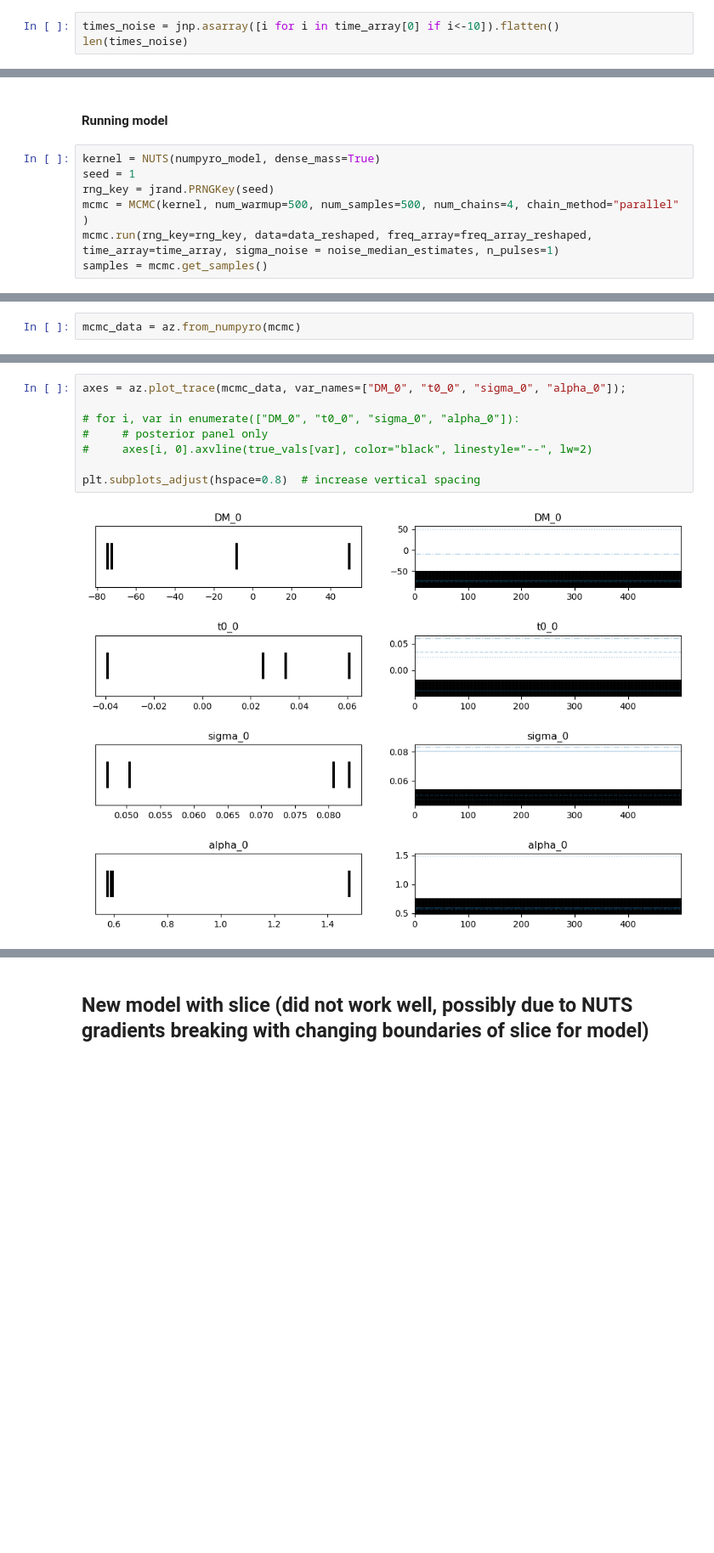
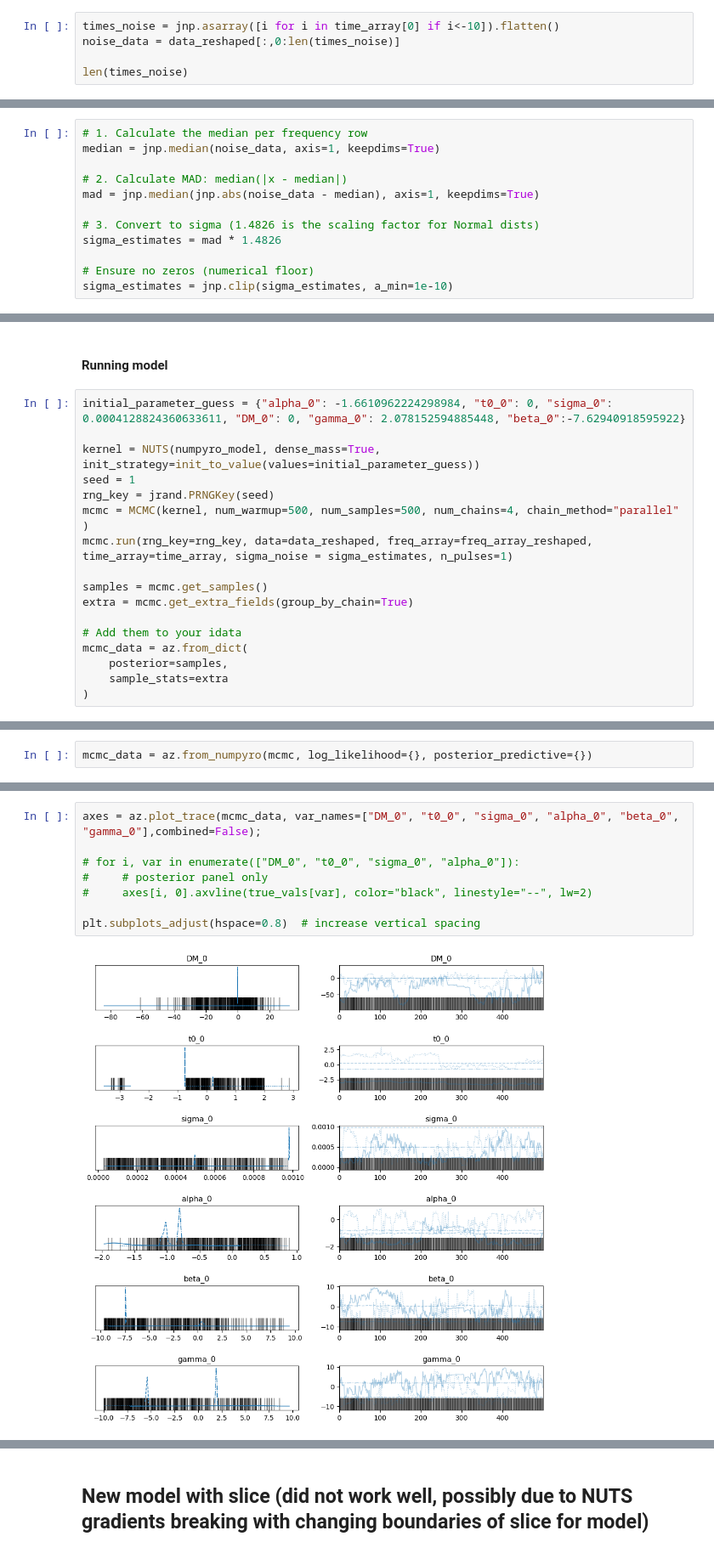
Before and after one commit to HarrisonS-Phys/FRBayes, a Jupyter notebook: frb_bayesian_analysis.ipynb, the cells around one changed output, grey strips where cells are left out. Shown at 85% size. Saved outputs shown, nothing was run; the diff lists cells and outputs as text; blank space fills up the shorter version.

```diff
--- a/frb_bayesian_analysis.ipynb
+++ b/frb_bayesian_analysis.ipynb
@@ -578,6 +612,8 @@ Text(0, 0.5, 'Frequency [MHz]')
 #### Estimating noise
 # %%
 times_noise = jnp.asarray([i for i in time_array[0] if i<-10]).flatten()
+noise_data = data_reshaped[:,0:len(times_noise)]
+
 len(times_noise)
 # %% [output]
 72
@@ -608,3 +643,15 @@ plt.hist(noise_median_estimates)
          0.16088787]),
  <BarContainer object of 10 artists>)
 [figure]
+# %%
+# 1. Calculate the median per frequency row
+median = jnp.median(noise_data, axis=1, keepdims=True)
+
+# 2. Calculate MAD: median(|x - median|)
+mad = jnp.median(jnp.abs(noise_data - median), axis=1, keepdims=True)
+
+# 3. Convert to sigma (1.4826 is the scaling factor for Normal dists)
+sigma_estimates = mad * 1.4826
+
+# Ensure no zeros (numerical floor)
+sigma_estimates = jnp.clip(sigma_estimates, a_min=1e-10)
@@ -611,9 +667,19 @@ plt.hist(noise_median_estimates)
 # %% [markdown]
 #### Running model
 # %%
-kernel = NUTS(numpyro_model, dense_mass=True)
+initial_parameter_guess = {"alpha_0": -1.6610962224298984, "t0_0": 0, "sigma_0": 0.0004128824360633611, "DM_0": 0, "gamma_0": 2.078152594885448, "beta_0":-7.62940918595922}
+
+kernel = NUTS(numpyro_model, dense_mass=True, init_strategy=init_to_value(values=initial_parameter_guess))
 seed = 1
 rng_key = jrand.PRNGKey(seed)
 mcmc = MCMC(kernel, num_warmup=500, num_samples=500, num_chains=4, chain_method="parallel" )
-mcmc.run(rng_key=rng_key, data=data_reshaped, freq_array=freq_array_reshaped, time_array=time_array, sigma_noise = noise_median_estimates, n_pulses=1)
+mcmc.run(rng_key=rng_key, data=data_reshaped, freq_array=freq_array_reshaped, time_array=time_array, sigma_noise = sigma_estimates, n_pulses=1)
+
 samples = mcmc.get_samples()
+extra = mcmc.get_extra_fields(group_by_chain=True)
+
+# Add them to your idata
+mcmc_data = az.from_dict(
+    posterior=samples,
+    sample_stats=extra
+)
@@ -620,5 +697,5 @@ samples = mcmc.get_samples()
 # %%
-mcmc_data = az.from_numpyro(mcmc)
+mcmc_data = az.from_numpyro(mcmc, log_likelihood={}, posterior_predictive={})
 # %%
 az.summary(mcmc_data, round_to=3)
 # %% [output]
@@ -634,10 +710,10 @@ az.summary(mcmc_data, round_to=3)
 # %%
-axes = az.plot_trace(mcmc_data, var_names=["DM_0", "t0_0", "sigma_0", "alpha_0"]);
+axes = az.plot_trace(mcmc_data, var_names=["DM_0", "t0_0", "sigma_0", "alpha_0", "beta_0", "gamma_0"],combined=False);
 
 # for i, var in enumerate(["DM_0", "t0_0", "sigma_0", "alpha_0"]):
 #     # posterior panel only
 #     axes[i, 0].axvline(true_vals[var], color="black", linestyle="--", lw=2)
 
 plt.subplots_adjust(hspace=0.8)  # increase vertical spacing
 # %% [output]
-[figure, old version]
+[figure, new version]
```
Also changed, not shown: parts of 12 cells of this notebook.
